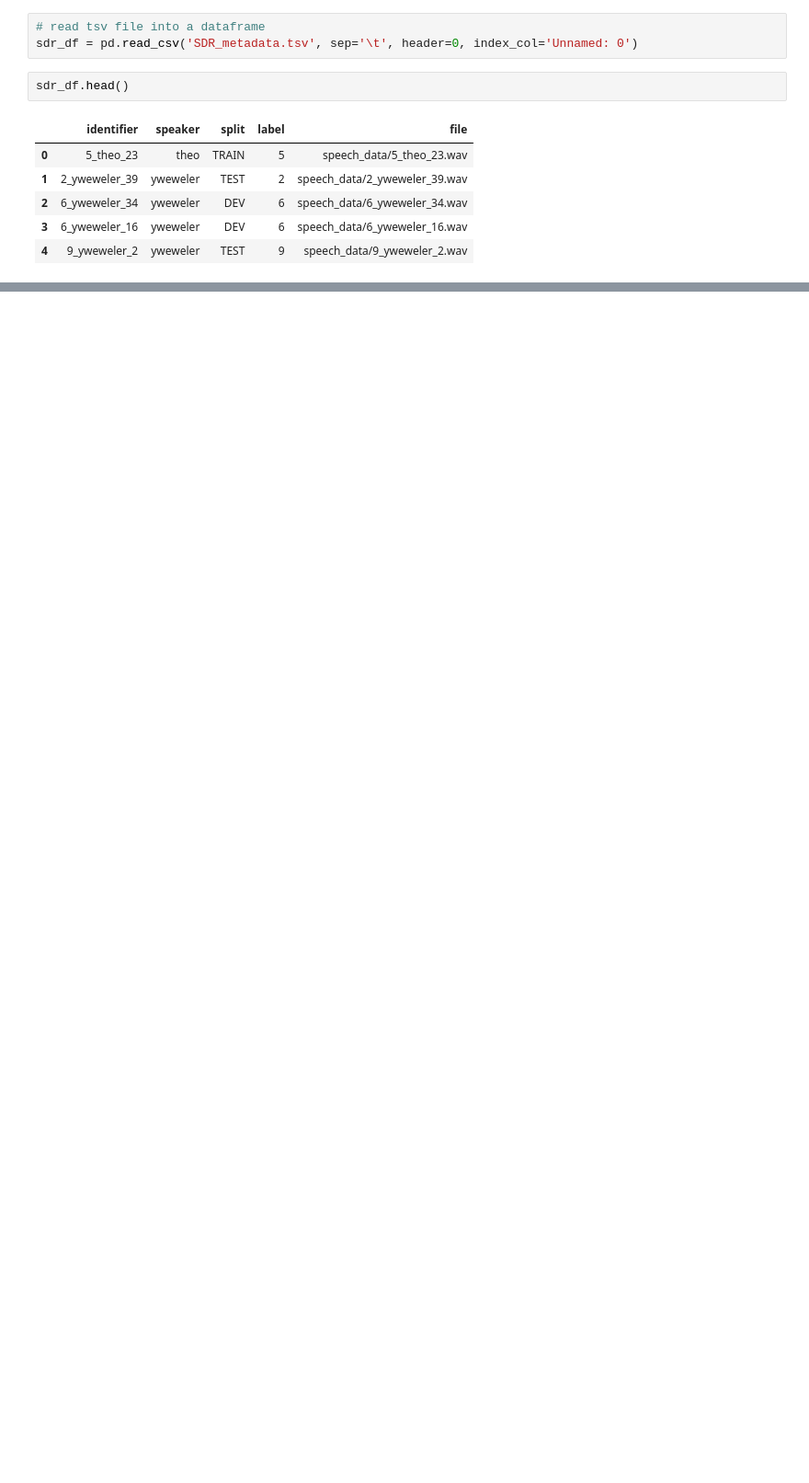
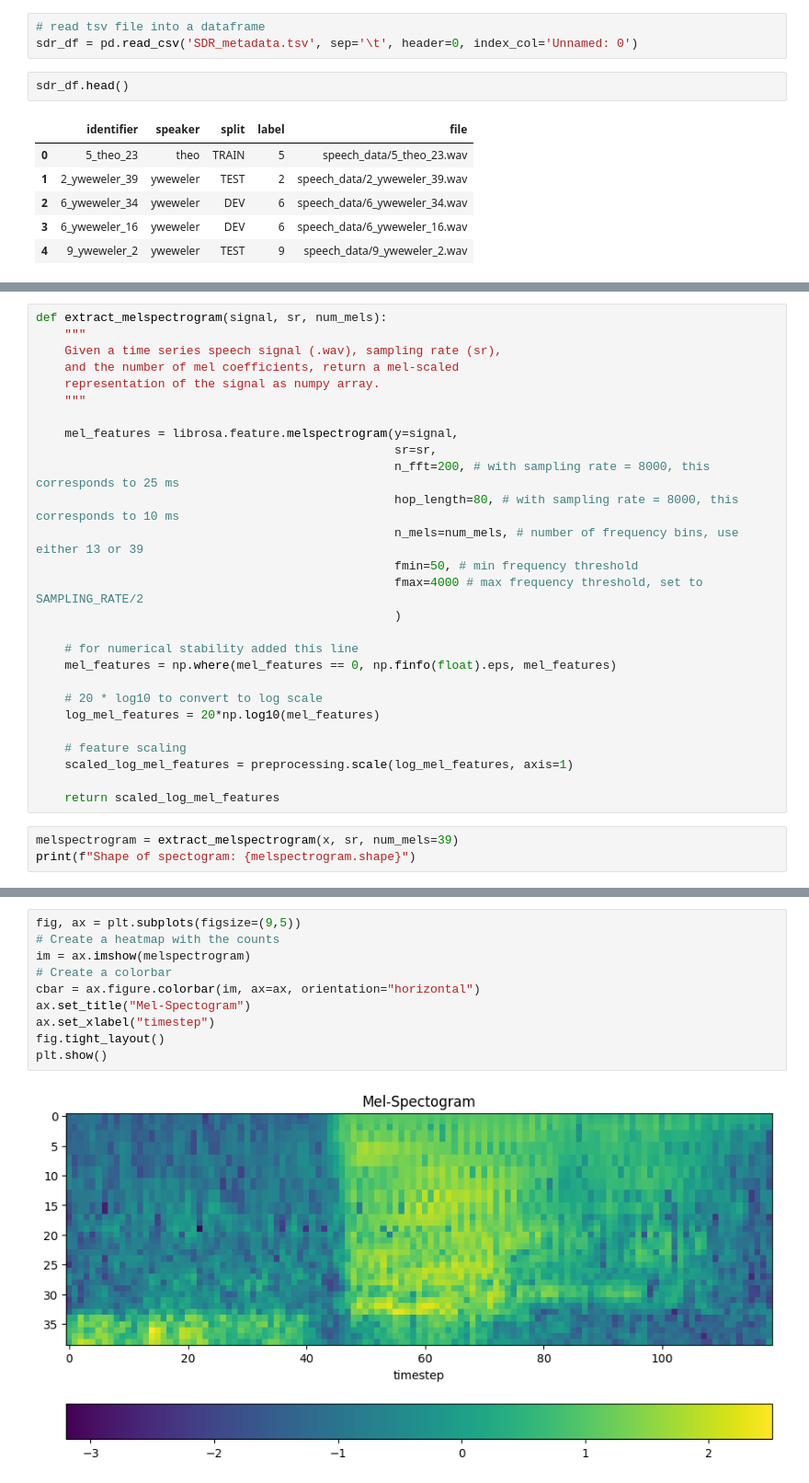
Before and after one commit to Thunfischpirat/SpokenDigits, a Jupyter notebook: DataExploration.ipynb, the cells around one changed output, grey strips where cells are left out. Shown at 92% size. Cells and saved outputs as stored; diff of their text form; blank space fills up the shorter version.

Commit message:
- Include Mel-Spectogram.

```diff
--- a/DataExploration.ipynb
+++ b/DataExploration.ipynb
@@ -38,0 +93,30 @@ label_counts
+# %%
+def extract_melspectrogram(signal, sr, num_mels):
+    """
+    Given a time series speech signal (.wav), sampling rate (sr),
+    and the number of mel coefficients, return a mel-scaled
+    representation of the signal as numpy array.
+    """
+
+    mel_features = librosa.feature.melspectrogram(y=signal,
+                                                  sr=sr,
+                                                  n_fft=200, # with sampling rate = 8000, this corresponds to 25 ms
+                                                  hop_length=80, # with sampling rate = 8000, this corresponds to 10 ms
+                                                  n_mels=num_mels, # number of frequency bins, use either 13 or 39
+                                                  fmin=50, # min frequency threshold
+                                                  fmax=4000 # max frequency threshold, set to SAMPLING_RATE/2
+                                                  )
+
+    # for numerical stability added this line
+    mel_features = np.where(mel_features == 0, np.finfo(float).eps, mel_features)
+
+    # 20 * log10 to convert to log scale
+    log_mel_features = 20*np.log10(mel_features)
+
+    # feature scaling
+    scaled_log_mel_features = preprocessing.scale(log_mel_features, axis=1)
+
+    return scaled_log_mel_features
+# %%
+melspectrogram = extract_melspectrogram(x, sr, num_mels=39)
+print(f"Shape of spectogram: {melspectrogram.shape}")
@@ -38,0 +125,12 @@ label_counts
+# %%
+fig, ax = plt.subplots(figsize=(9,5))
+# Create a heatmap with the counts
+im = ax.imshow(melspectrogram)
+# Create a colorbar
+cbar = ax.figure.colorbar(im, ax=ax, orientation="horizontal")
+ax.set_title("Mel-Spectogram")
+ax.set_xlabel("timestep")
+fig.tight_layout()
+plt.show()
+# %% [output]
+[figure, added]
```
Also changed, not shown: parts of 13 cells of this notebook.
